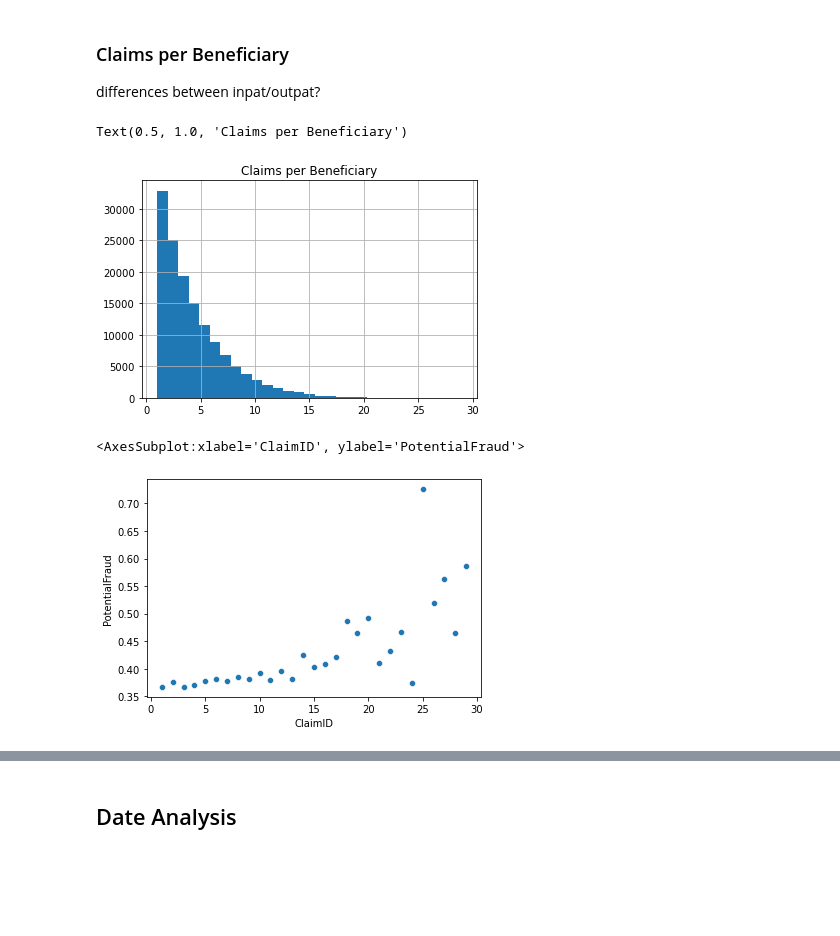
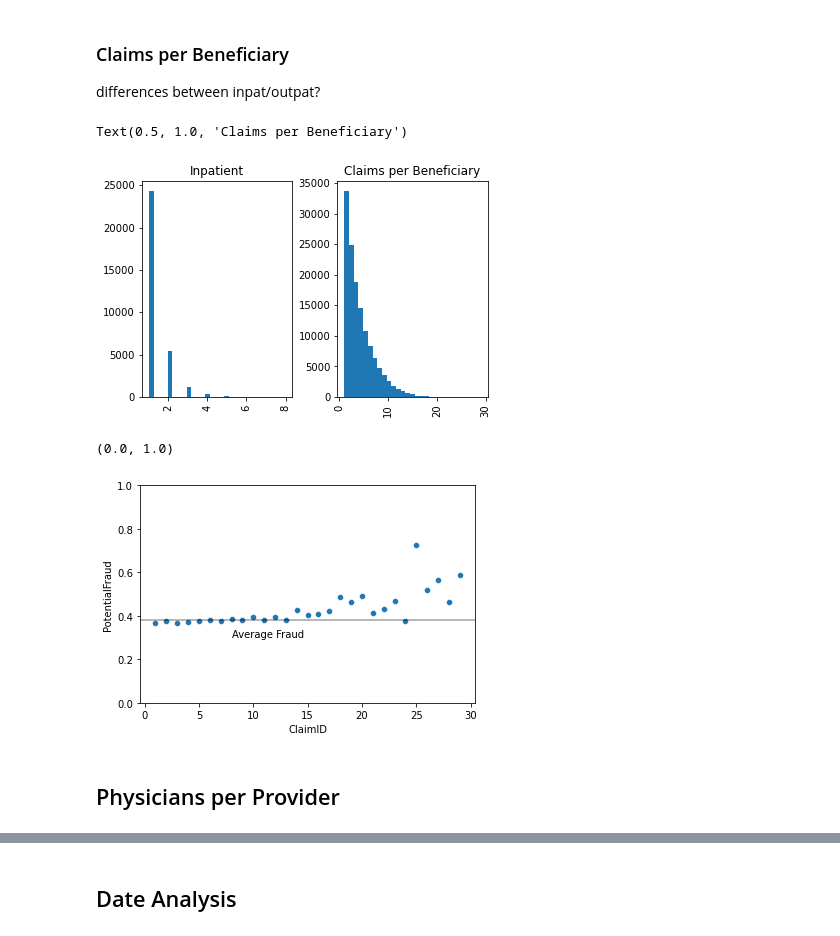
Before and after one commit to jwelch1123/healthcare_fraud_detection, a Jupyter notebook: healthcare_fraud.ipynb, the cells around one changed output, grey strips where cells are left out. Drawn from its saved outputs; the diff is of its cells as text; code cells hidden in the pictures; blank space fills up the shorter version.

```diff
--- a/healthcare_fraud.ipynb
+++ b/healthcare_fraud.ipynb
@@ -887,18 +889,22 @@ differences between inpat/outpat?
 # %%
 claims.groupby('BeneID').agg({'ClaimID':'count'}).value_counts()
 
-claims.groupby('BeneID').agg({'ClaimID':'count'}).hist(bins=29,align='mid')
+claims.groupby(['BeneID','Source']).agg({'ClaimID':'count'}).hist(by = ['Source',],bins=29,align='mid')
 plt.title('Claims per Beneficiary')
 # %% [output]
 Text(0.5, 1.0, 'Claims per Beneficiary')
-[figure, old version]
+[figure, new version]
 # %%
-data=claims.groupby('BeneID').agg({'ClaimID':'count','PotentialFraud':"mean"}).groupby('ClaimID').agg({'PotentialFraud':'mean'})
+data=claims.groupby(
+).agg({'ClaimID':'count','PotentialFraud':"mean"}).groupby('ClaimID').agg({'PotentialFraud':'mean'})
 
 sns.scatterplot(x=data.index,y=data.PotentialFraud)
 
 plt.axhline(y=claims.PotentialFraud.mean(), c='k',alpha=0.37)
 plt.text(x=8,y=.3, s= "Average Fraud")
+plt.ylim(0,1)
 # %% [output]
-<AxesSubplot:xlabel='ClaimID', ylabel='PotentialFraud'>
+(0.0, 1.0)
-[figure, old version]
+[figure, new version]
+# %% [markdown]
+## Physicians per Provider
```
Also changed, not shown: parts of 43 cells of this notebook, 3 other files.
